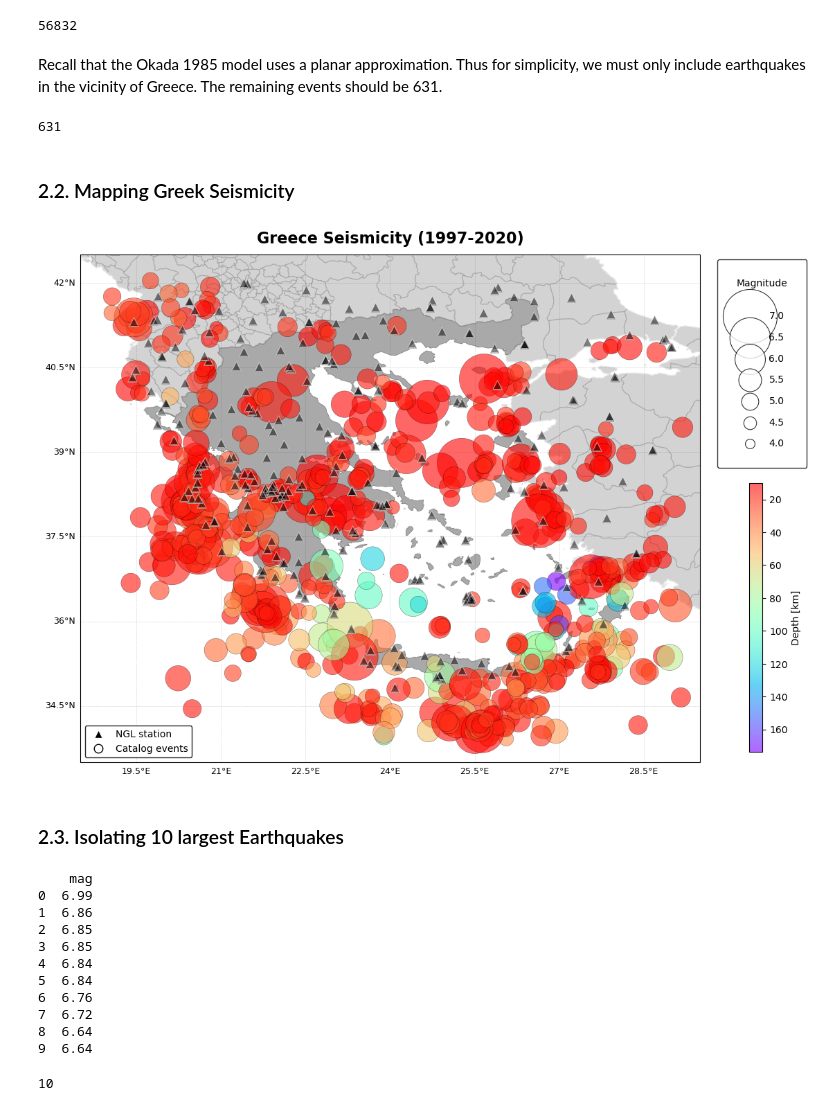
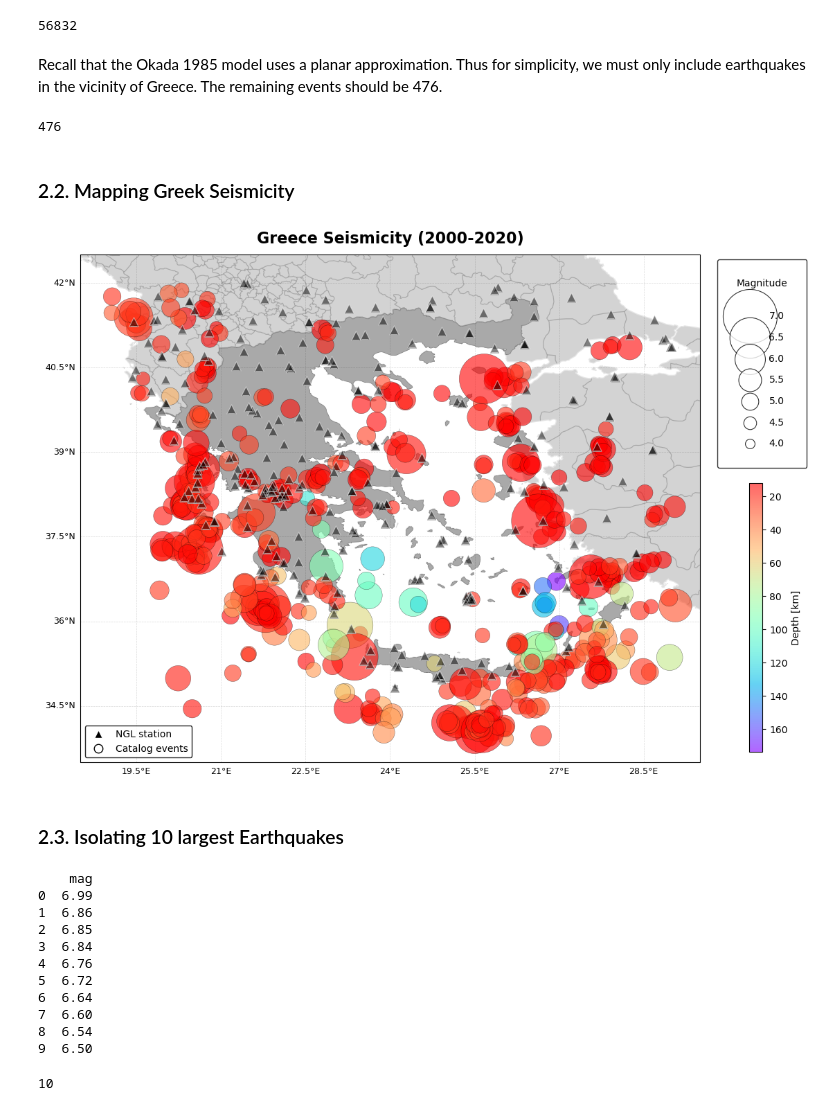
Before and after one commit to bvb000/DiplomaThesis, a Jupyter notebook: Point-Source_Okada.ipynb, the cells around one changed output. Cells and saved outputs as stored; diff of their text form; code cells hidden in the pictures.

```diff
--- a/Point-Source_Okada.ipynb
+++ b/Point-Source_Okada.ipynb
@@ -136,10 +141,10 @@ print(len(cmt_catalog))
 # %% [output]
 56832
 # %% [markdown]
-Recall that the Okada 1985 model uses a planar approximation. Thus for simplicity, we must only include earthquakes in the vicinity of Greece. The remaining events should be 631.
+Recall that the Okada 1985 model uses a planar approximation. Thus for simplicity, we must only include earthquakes in the vicinity of Greece. The remaining events should be 476.
 # %%
-start_time = UTCDateTime("1976-01-01T00:00:00")
-end_time   = UTCDateTime("2026-01-01T00:00:00")
+start_time = UTCDateTime("2000-01-01T00:00:00")
+end_time   = UTCDateTime("2020-12-31T23:59:59")
 
 greece_catalog = cmt_catalog.filter(
     "time >= %s" % start_time,
@@ -153,7 +158,7 @@ greece_catalog = cmt_catalog.filter(
 greece_catalog.write("Greece_Seismicity.xml", format="QUAKEML")
 print(len(greece_catalog))
 # %% [output]
-631
+476
 # %% [markdown]
 ### 2.2. Mapping Greek Seismicity
 # %%
@@ -259,36 +264,36 @@ mag_legend = ax.legend( # Plotting Legend
     handletextpad=1.0,# spacing between legend and text
 ) # scatterpoints=1 ensures only a single circle shows up per label text
 ax.add_artist(mag_legend) #keeps the colorbar and the new legend separated
 
 
 # Station and Event Legend
 legend_elements = [
     Line2D(
         [0], [0], marker='^', color='w', label='NGL station',
         markerfacecolor='black', markeredgecolor='white', markersize=9
     ),
     Line2D(
         [0], [0], marker='o', color='w', label='Catalog events',
         markerfacecolor='white', markeredgecolor='black', markersize=9
     )
 ]
 
 legend = ax.legend(
     handles=legend_elements, loc="lower left", framealpha=0.85,
     frameon=True, fontsize=10, facecolor="white", edgecolor="black"
 )
 
 # Title
 ax.set_title(
-    "Greece Seismicity (1997-2020)",
+    "Greece Seismicity (2000-2020)",
     fontsize=16, fontweight="bold", color="black", pad=12,
 )
 ax.set_facecolor("white")
 plt.tight_layout()
-plt.savefig("Greece_Seismicity_1997-2020.png", dpi=180, bbox_inches="tight", facecolor=fig.get_facecolor())
+plt.savefig("Greece_Seismicity_2000-2020.png", dpi=180, bbox_inches="tight", facecolor=fig.get_facecolor())
 plt.show()
 # %% [output]
-[figure, old version]
+[figure, new version]
 # %% [markdown]
 ### 2.3. Isolating 10 largest Earthquakes
 # %%
@@ -313,11 +318,11 @@ print(big10_eqs)
 0  6.99
 1  6.86
 2  6.85
-3  6.85
-4  6.84
-5  6.84
-6  6.76
-7  6.72
-8  6.64
-9  6.64
+3  6.84
+4  6.76
+5  6.72
+6  6.64
+7  6.60
+8  6.54
+9  6.50
 # %%
```
Also changed, not shown: parts of 12 cells of this notebook.
